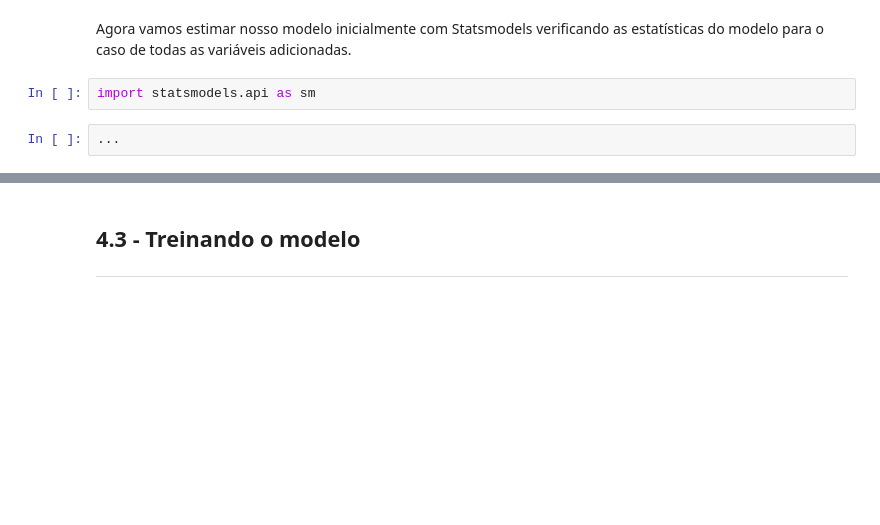
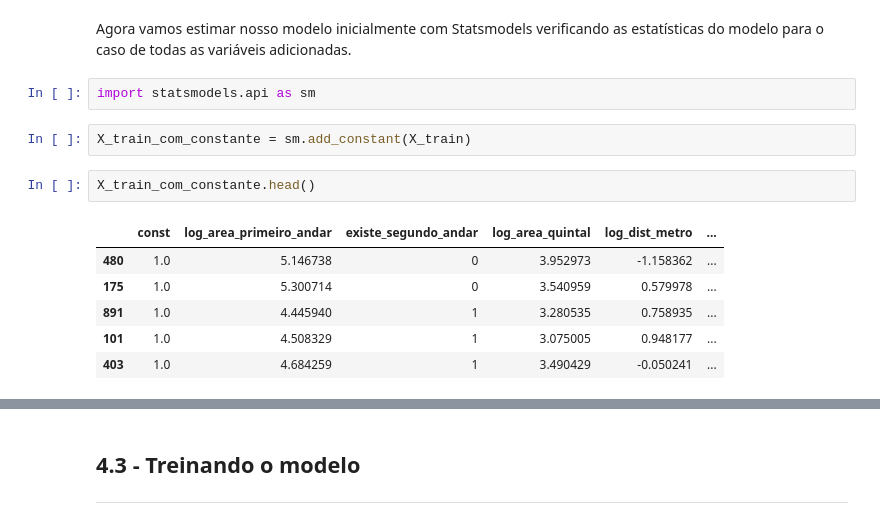
Before and after one commit to Camillabgarcia/ML_Regressao_Linear, a Jupyter notebook: Transformando_Variaveis_Regressão_Linear.ipynb, the cells around one changed output, grey strips where cells are left out. Drawn from its saved outputs; the diff is of its cells as text; blank space fills up the shorter version.

```diff
--- a/Transformando_Variaveis_Regressão_Linear.ipynb
+++ b/Transformando_Variaveis_Regressão_Linear.ipynb
@@ -386,5 +386,14 @@ X_test.shape
 Agora vamos estimar nosso modelo inicialmente com Statsmodels verificando as estatísticas do modelo para o caso de todas as variáveis adicionadas.
 # %%
 import statsmodels.api as sm
-# %%
-...
+# %%
+X_train_com_constante = sm.add_constant(X_train)
+# %%
+X_train_com_constante.head()
+# %% [output]
+|  | const | log_area_primeiro_andar | existe_segundo_andar | log_area_quintal | log_dist_metro | ... |
+| 480 | 1.0 | 5.146738 | 0 | 3.952973 | -1.158362 | ... |
+| 175 | 1.0 | 5.300714 | 0 | 3.540959 | 0.579978 | ... |
+| 891 | 1.0 | 4.445940 | 1 | 3.280535 | 0.758935 | ... |
+| 101 | 1.0 | 4.508329 | 1 | 3.075005 | 0.948177 | ... |
+| 403 | 1.0 | 4.684259 | 1 | 3.490429 | -0.050241 | ... |
```
Also changed, not shown: parts of 18 cells of this notebook.
